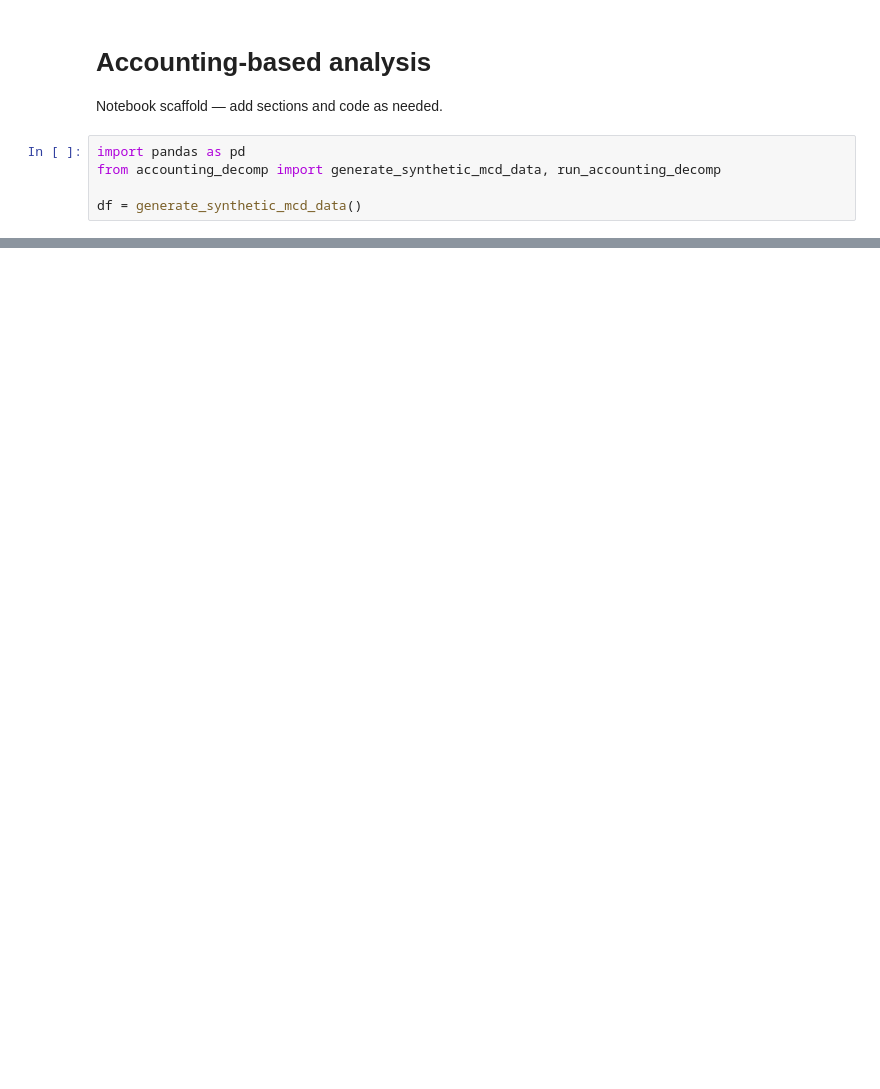
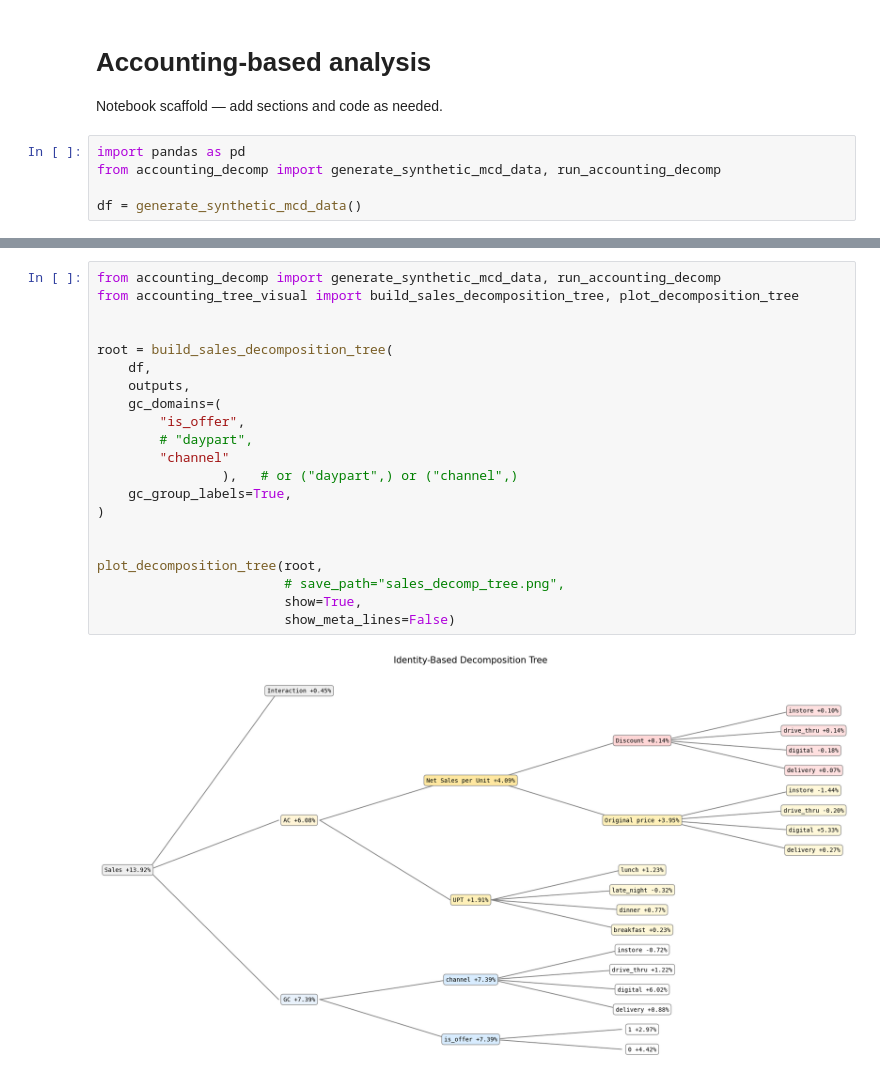
Before and after one commit to lucyq228/framework, a Jupyter notebook: accounting_based/accounting_based_analysis.ipynb, the cells around one changed output, grey strips where cells are left out. Drawn from its saved outputs; the diff is of its cells as text; blank space fills up the shorter version.

```diff
--- a/accounting_based/accounting_based_analysis.ipynb
+++ b/accounting_based/accounting_based_analysis.ipynb
@@ -43,2 +56,25 @@ outputs = run_accounting_decomp(
     },
 )
+# %%
+from accounting_decomp import generate_synthetic_mcd_data, run_accounting_decomp
+from accounting_tree_visual import build_sales_decomposition_tree, plot_decomposition_tree
+
+
+root = build_sales_decomposition_tree(
+    df,
+    outputs,
+    gc_domains=(
+        "is_offer",
+        # "daypart",
+        "channel"
+                ),   # or ("daypart",) or ("channel",)
+    gc_group_labels=True,
+)
+
+
+plot_decomposition_tree(root,
+                        # save_path="sales_decomp_tree.png",
+                        show=True,
+                        show_meta_lines=False)
+# %% [output]
+[figure, added]
```
Also changed, not shown: parts of 15 cells of this notebook.
